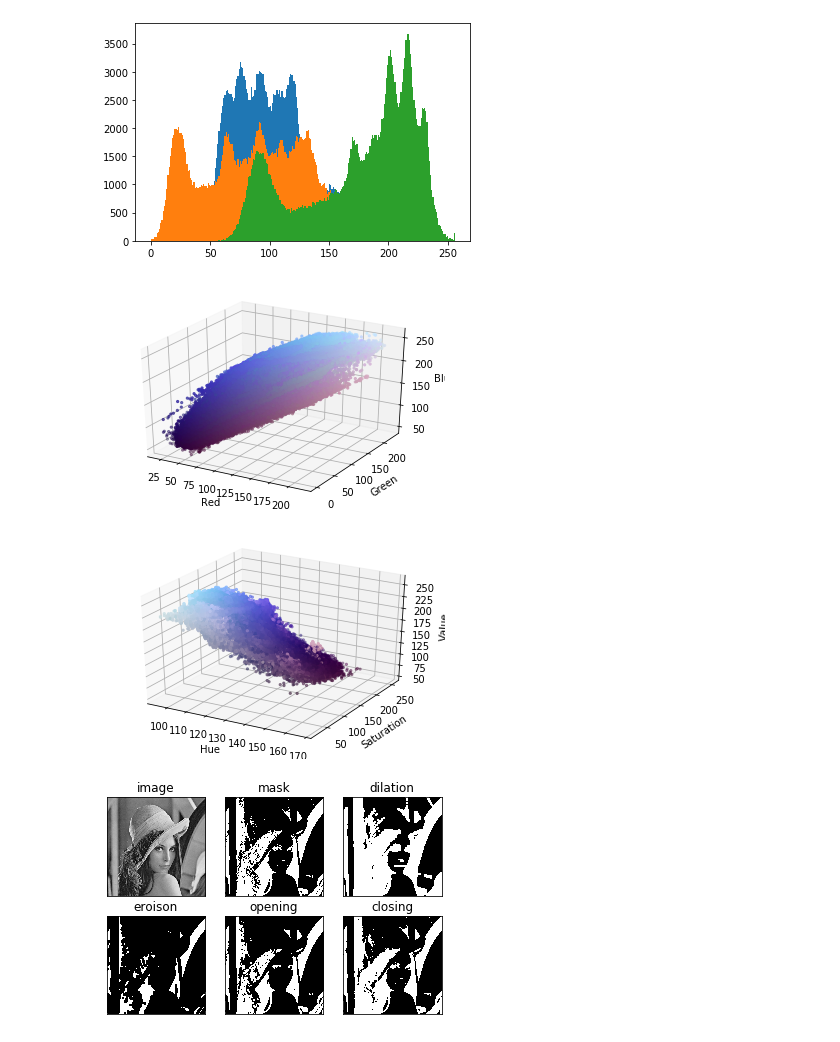
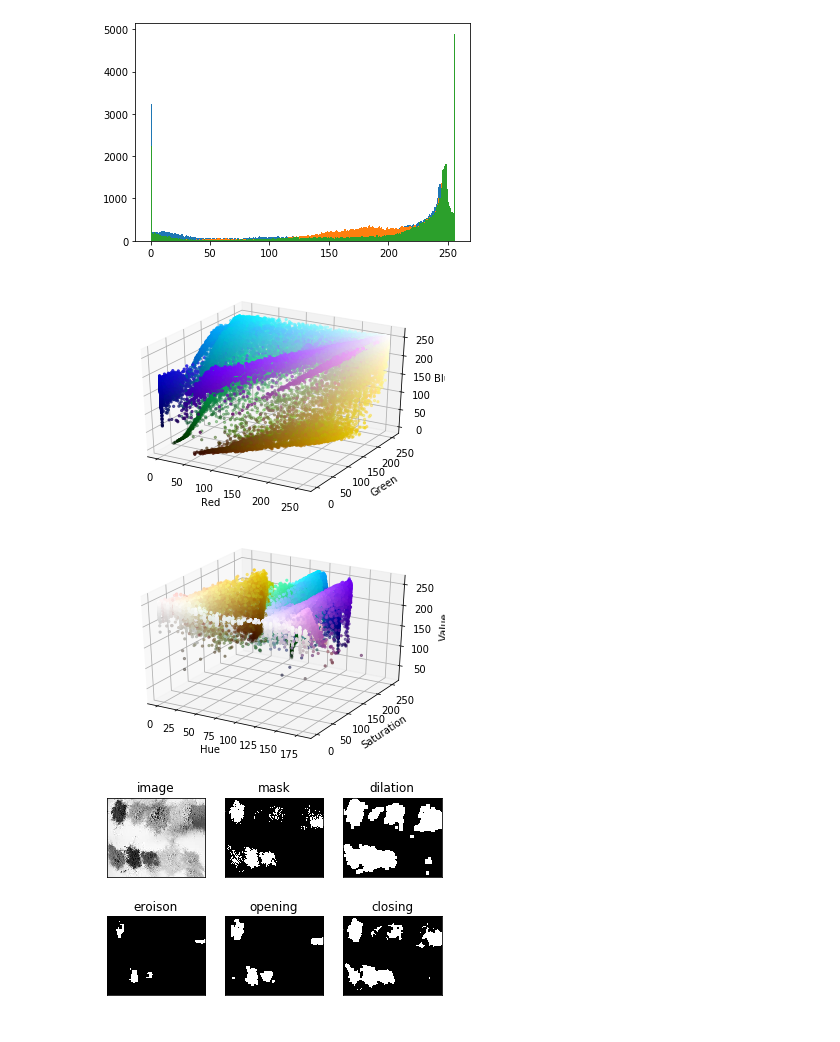
Before and after one commit to nielsr2/P3-G306, a Jupyter notebook: Tor_test/TorBatch/Erois_Dilation.ipynb, the cells around one changed output. Drawn from its saved outputs; the diff is of its cells as text; code cells hidden in the pictures.

```diff
--- a/Tor_test/TorBatch/Erois_Dilation.ipynb
+++ b/Tor_test/TorBatch/Erois_Dilation.ipynb
@@ -5,41 +5,41 @@ from matplotlib import pyplot as plt
 import Histogram
 import ThreeD_scatterplot,RGBToHSV
 
-org_image =cv2.imread('lena.jpg')
+org_image =cv2.imread('color.jpg')
 
-img =cv2.imread('lena.jpg', cv2.IMREAD_GRAYSCALE)
+img =cv2.imread('color.jpg', cv2.IMREAD_GRAYSCALE)
 #Binary image
 _, mask =cv2.threshold(img,100,255,cv2.THRESH_BINARY_INV)
 
 #Size of kernal
 kernal = np.ones((5,5),np.uint8)
 
 #Eroision
 eroison=cv2.erode(mask,kernal,iterations=2)
 #Dilation
 dilation = cv2.dilate(mask, kernal, iterations=2)
 #Opening = eroison + dilation
 opening =cv2.morphologyEx(mask,cv2.MORPH_OPEN, kernal)
 #Closing = dilation + eroison
 closing =cv2.morphologyEx(mask,cv2.MORPH_CLOSE, kernal)
 
 test = Histogram.Histogram(org_image)
 test2= ThreeD_scatterplot.scatter(org_image)
 test3= RGBToHSV.rgbToHSV(org_image)
 
 
 
 
 titles=['image','mask','dilation','eroison','opening','closing',]
 images=[img, mask, dilation,eroison,opening,closing,]
 
 for i in range(6):
     plt.subplot(2,3,i+1),plt.imshow(images[i],'gray')
     plt.title(titles[i])
     plt.xticks([]),plt.yticks([])
 plt.show()
 # %% [output]
-[figure, old version]
+[figure, new version]
-[figure, old version]
+[figure, new version]
-[figure, old version]
+[figure, new version]
-[figure, old version]
+[figure, new version]
```
Also changed, not shown: 2 other files.
